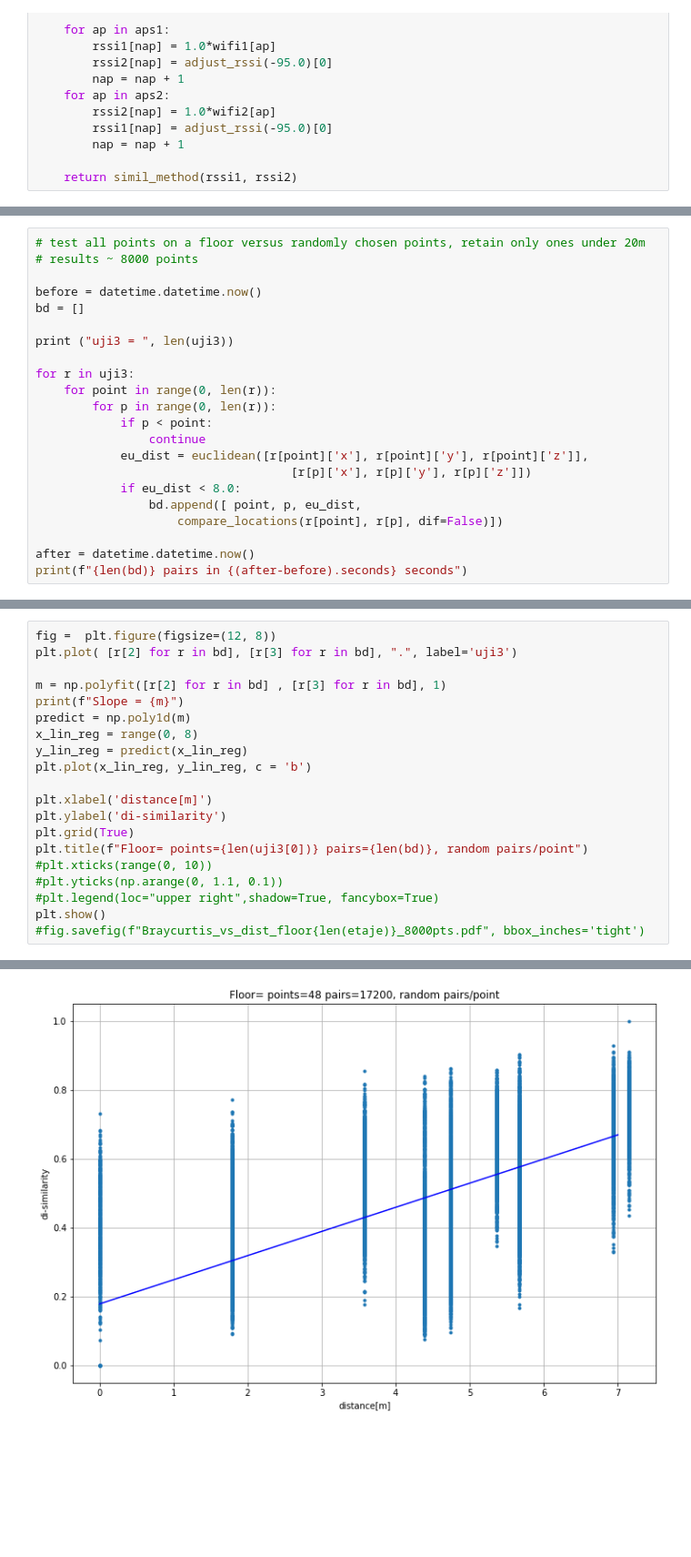
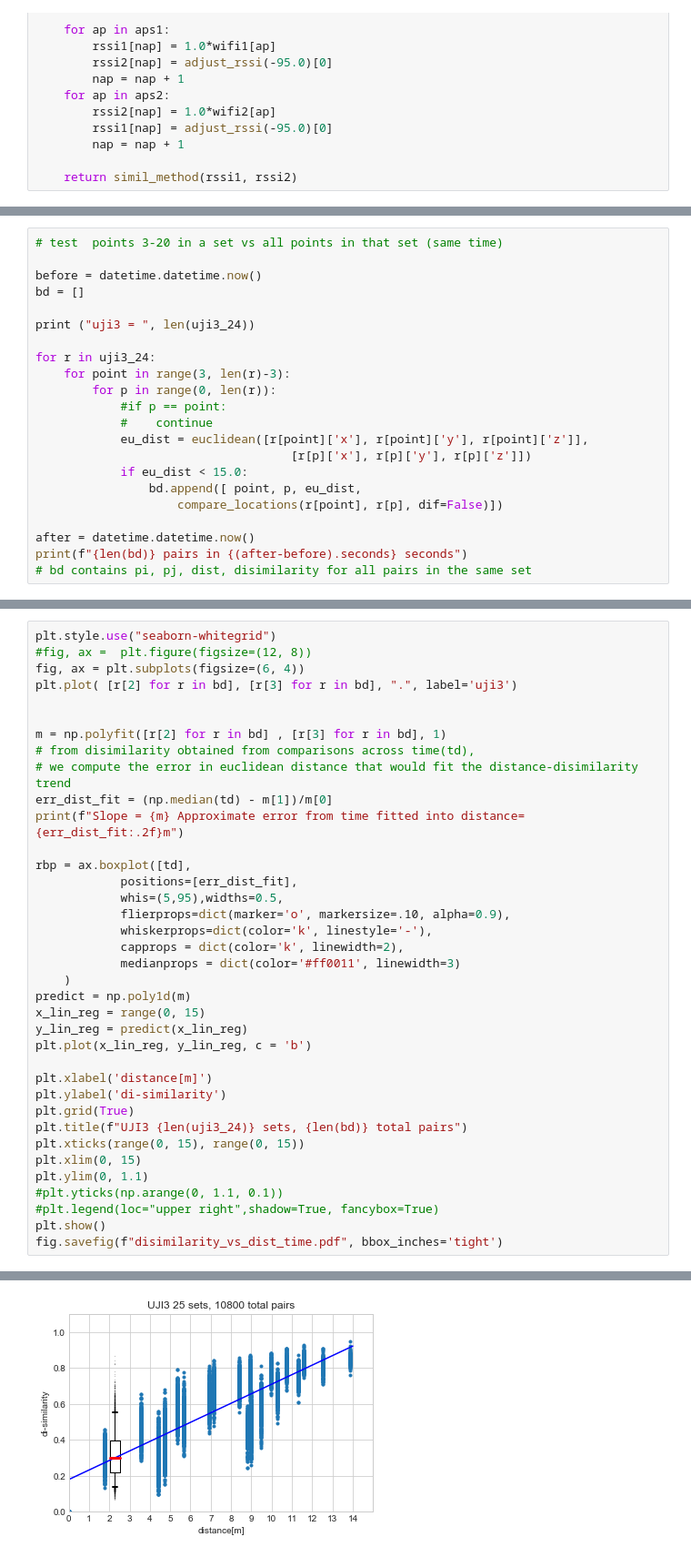
Before and after one commit to documenteinaer/similarity, a Jupyter notebook: similarity-uji.ipynb, the cells around one changed output, grey strips where cells are left out. Shown: that part at 91% size. Cells and saved outputs as stored; diff of their text form; blank space fills up the shorter version.

Commit message:
UJI3 merge i+(47-i); test 25 sets in time

```diff
--- a/similarity-uji.ipynb
+++ b/similarity-uji.ipynb
@@ -261,24 +313,24 @@ def compare_locations(c1, c2, simil_method = braycurtis,  selection = 'Average',
 # %%
-# test all points on a floor versus randomly chosen points, retain only ones under 20m
-# results ~ 8000 points
+# test  points 3-20 in a set vs all points in that set (same time)
 
 before = datetime.datetime.now()
 bd = []
 
-print ("uji3 = ", len(uji3))
+print ("uji3 = ", len(uji3_24))
 
-for r in uji3:
-    for point in range(0, len(r)):
+for r in uji3_24:
+    for point in range(3, len(r)-3):
         for p in range(0, len(r)):
-            if p < point:
-                continue
+            #if p == point:
+            #    continue
             eu_dist = euclidean([r[point]['x'], r[point]['y'], r[point]['z']],
                                     [r[p]['x'], r[p]['y'], r[p]['z']])
-            if eu_dist < 8.0:
+            if eu_dist < 15.0:
                 bd.append([ point, p, eu_dist,
                     compare_locations(r[point], r[p], dif=False)])
 
 after = datetime.datetime.now()
 print(f"{len(bd)} pairs in {(after-before).seconds} seconds")
+# bd contains pi, pj, dist, disimilarity for all pairs in the same set
 # %% [output]
 uji3 =  25
@@ -286,21 +364,38 @@ uji3 =  25
 # %%
-fig =  plt.figure(figsize=(12, 8))
+plt.style.use("seaborn-whitegrid")
+#fig, ax =  plt.figure(figsize=(12, 8))
+fig, ax = plt.subplots(figsize=(6, 4))
 plt.plot( [r[2] for r in bd], [r[3] for r in bd], ".", label='uji3')
 
+
 m = np.polyfit([r[2] for r in bd] , [r[3] for r in bd], 1)
-print(f"Slope = {m}")
+# from disimilarity obtained from comparisons across time(td),
+# we compute the error in euclidean distance that would fit the distance-disimilarity trend
+err_dist_fit = (np.median(td) - m[1])/m[0]
+print(f"Slope = {m} Approximate error from time fitted into distance={err_dist_fit:.2f}m")
+
+rbp = ax.boxplot([td],
+            positions=[err_dist_fit],
+            whis=(5,95),widths=0.5,
+            flierprops=dict(marker='o', markersize=.10, alpha=0.9),
+            whiskerprops=dict(color='k', linestyle='-'),
+            capprops = dict(color='k', linewidth=2),
+            medianprops = dict(color='#ff0011', linewidth=3)
+    )
 predict = np.poly1d(m)
-x_lin_reg = range(0, 8)
+x_lin_reg = range(0, 15)
 y_lin_reg = predict(x_lin_reg)
 plt.plot(x_lin_reg, y_lin_reg, c = 'b')
 
 plt.xlabel('distance[m]')
 plt.ylabel('di-similarity')
 plt.grid(True)
-plt.title(f"Floor= points={len(uji3[0])} pairs={len(bd)}, random pairs/point")
-#plt.xticks(range(0, 10))
+plt.title(f"UJI3 {len(uji3_24)} sets, {len(bd)} total pairs")
+plt.xticks(range(0, 15), range(0, 15))
+plt.xlim(0, 15)
+plt.ylim(0, 1.1)
 #plt.yticks(np.arange(0, 1.1, 0.1))
 #plt.legend(loc="upper right",shadow=True, fancybox=True)
 plt.show()
-#fig.savefig(f"Braycurtis_vs_dist_floor{len(etaje)}_8000pts.pdf", bbox_inches='tight')
+fig.savefig(f"disimilarity_vs_dist_time.pdf", bbox_inches='tight')
 # %% [output]
@@ -308 +403 @@ Slope = [0.07009607 0.17868736]
-[figure, old version]
+[figure, new version]
```
Also changed, not shown: parts of 10 cells of this notebook, 4 other files.
